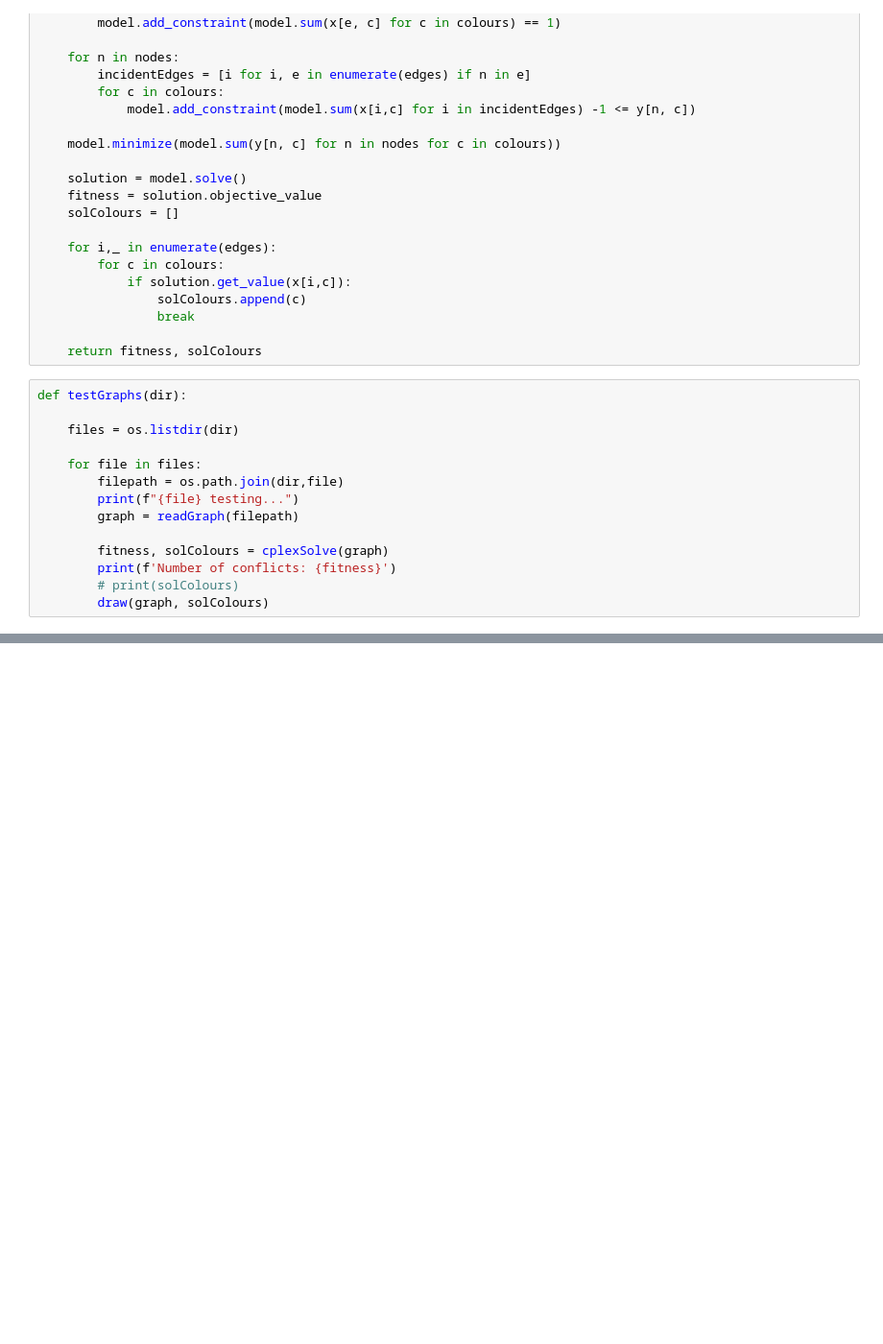
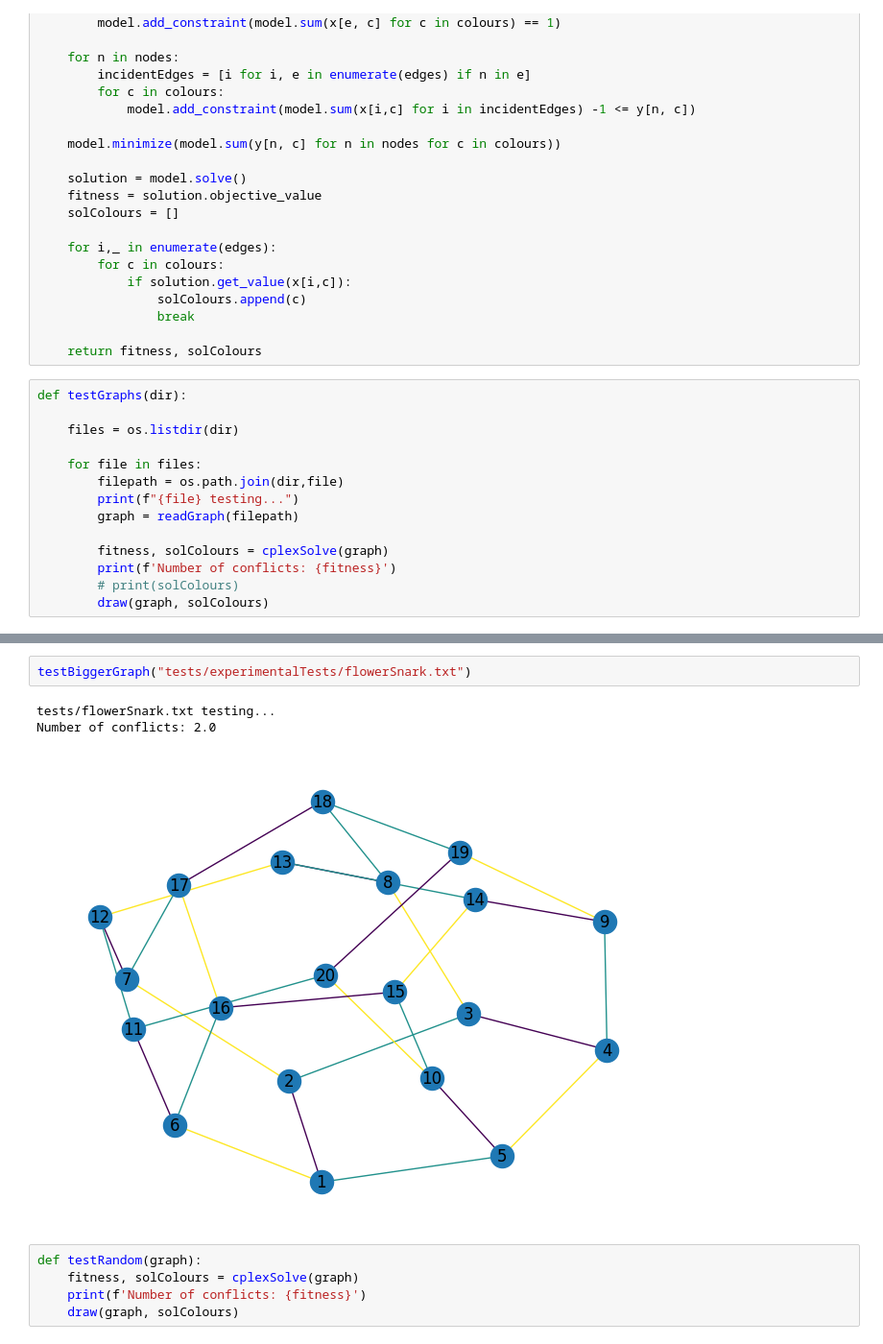
Before and after one commit to ivanaivaneza/minimumEdgeColoring, a Jupyter notebook: cplex.ipynb, the cells around one changed output, grey strips where cells are left out. Shown at 96% size. Saved outputs shown, nothing was run; the diff lists cells and outputs as text; blank space fills up the shorter version.

```diff
--- a/cplex.ipynb
+++ b/cplex.ipynb
@@ -110,0 +144,11 @@ Number of conflicts: 0.0
+# %%
+testBiggerGraph("tests/experimentalTests/flowerSnark.txt")
+# %% [output]
+tests/flowerSnark.txt testing...
+Number of conflicts: 2.0
+[figure, added]
+# %%
+def testRandom(graph):
+    fitness, solColours = cplexSolve(graph)
+    print(f'Number of conflicts: {fitness}')
+    draw(graph, solColours)
```
Also changed, not shown: parts of 7 cells of this notebook, 23 other files.
